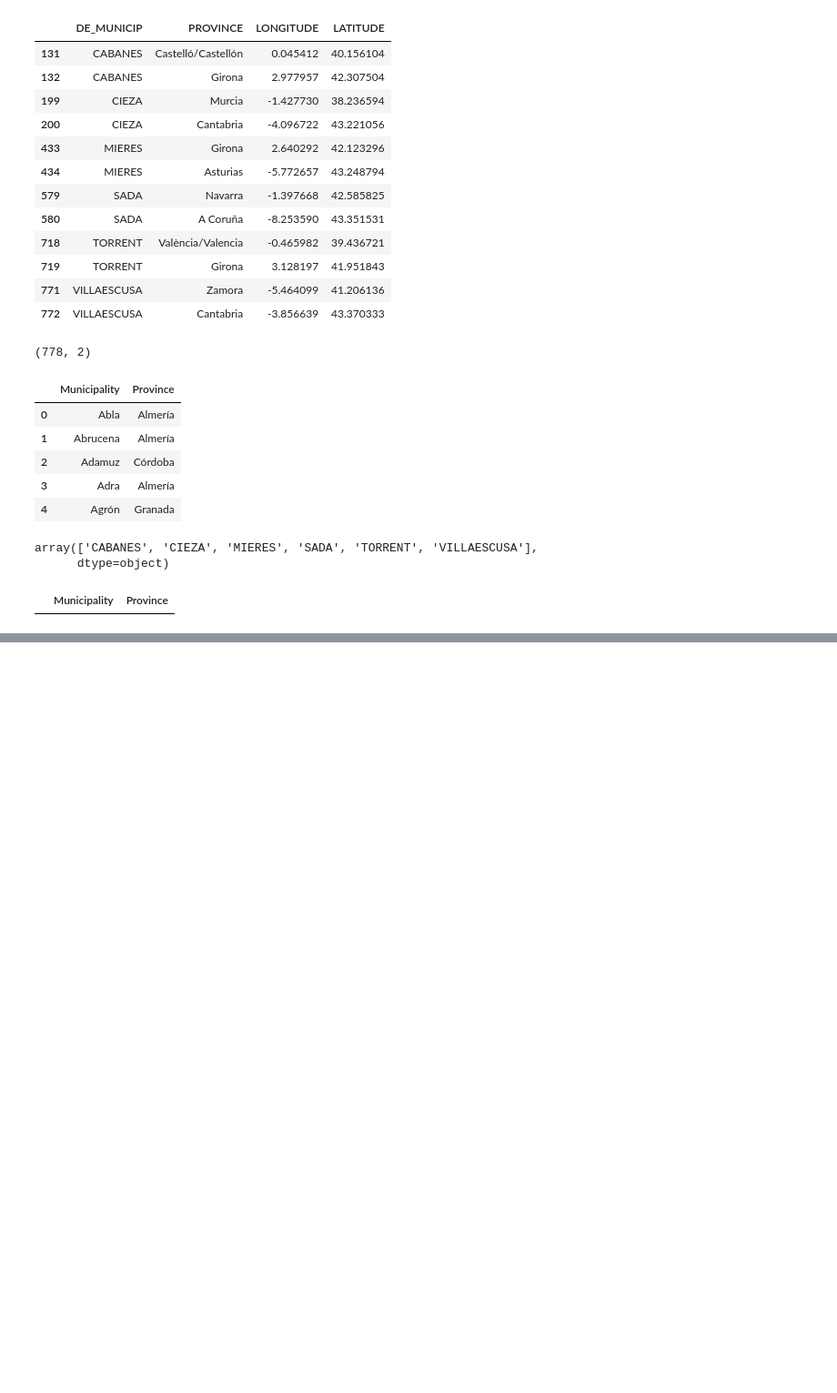
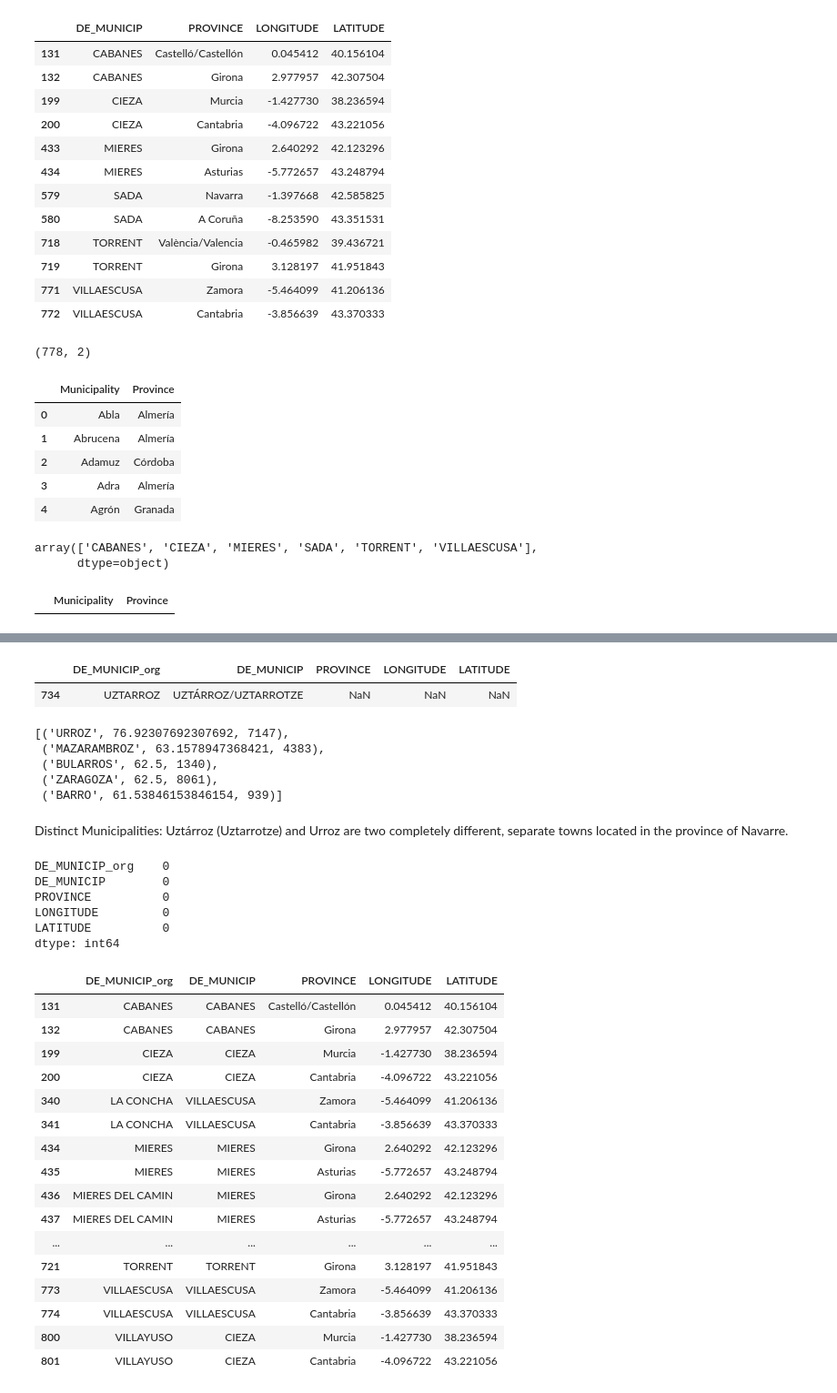
Before and after one commit to reem-naji/potential-fortnight, a Jupyter notebook: notebooks/geo_encoding.ipynb, the cells around one changed output, grey strips where cells are left out. Shown at 91% size. Cells and saved outputs as stored; diff of their text form; code cells hidden in the pictures; blank space fills up the shorter version.

```diff
--- a/notebooks/geo_encoding.ipynb
+++ b/notebooks/geo_encoding.ipynb
@@ -191,25 +193,3 @@ array(['CABANES', 'CIEZA', 'MIERES', 'SADA', 'TORRENT', 'VILLAESCUSA'],
 categories_prov[categories_prov['Municipality'].isin(same_name_diff_prov)]
 # %% [output]
 |  | Municipality | Province |
-# %%
-dataset_districts = categories.DE_MUNICIP.tolist()
-all_districts = latlong_data['DE_MUNICIP'].tolist()
-
-matches = {}
-for name in dataset_districts:
-    result = process.extractOne(
-        name,
-        all_districts,
-        scorer=fuzz.token_sort_ratio,
-        score_cutoff=50,
-    )
-    if result:
-        matches[name] = (result[0], result[1])
-    else:
-        matches[name] = (None, 0)
-
-review_all = pd.DataFrame(
-    [(k, v[0], v[1]) for k, v in matches.items()],
-    columns=["DE_MUNICIP_org", "DE_MUNICIP", "score"],
-).sort_values("score", ascending=False)
-print(review_all.to_string())
@@ -278,0 +323,5 @@ merged_all[merged_all['score']<70]
+# %%
+final_corrections = matches | manual_corrections
+final = pd.DataFrame.from_dict(final_corrections, orient='index').reset_index()
+final.columns = ['DE_MUNICIP_org', 'DE_MUNICIP']
+final
@@ -278,0 +342,3 @@ merged_all[merged_all['score']<70]
+# %%
+final_merged = final.merge(latlong_data, on='DE_MUNICIP', how='left')
+final_merged
@@ -279 +368,50 @@ merged_all[merged_all['score']<70]
+# %%
+final_merged[final_merged['LATITUDE'].isna()]
+# %% [output]
+|  | DE_MUNICIP_org | DE_MUNICIP | PROVINCE | LONGITUDE | LATITUDE |
+| 734 | UZTARROZ | UZTÁRROZ/UZTARROTZE | NaN | NaN | NaN |
+# %%
+all_districts = latlong_data['DE_MUNICIP'].tolist()
+process.extract('UZTARROZ', all_districts, limit=5, scorer=fuzz.token_sort_ratio)
+# %% [output]
+[('URROZ', 76.92307692307692, 7147),
+ ('MAZARAMBROZ', 63.1578947368421, 4383),
+ ('BULARROS', 62.5, 1340),
+ ('ZARAGOZA', 62.5, 8061),
+ ('BARRO', 61.53846153846154, 939)]
+# %% [markdown]
+Distinct Municipalities: Uztárroz (Uztarrotze) and Urroz are two completely different, separate towns located in the province of Navarre.
+# %%
+final_merged.loc[734, 'LATITUDE'] = 42.9194
+final_merged.loc[734, 'LONGITUDE'] = -0.9567
+final_merged.loc[734, 'PROVINCE'] = 'Navarre'
+# %%
+final_merged.isna().sum()
+# %% [output]
+DE_MUNICIP_org    0
+DE_MUNICIP        0
+PROVINCE          0
+LONGITUDE         0
+LATITUDE          0
+dtype: int64
+# %%
+final_merged[final_merged['DE_MUNICIP_org'].duplicated(keep=False)]
+# %% [output]
+|  | DE_MUNICIP_org | DE_MUNICIP | PROVINCE | LONGITUDE | LATITUDE |
+| 131 | CABANES | CABANES | Castelló/Castellón | 0.045412 | 40.156104 |
+| 132 | CABANES | CABANES | Girona | 2.977957 | 42.307504 |
+| 199 | CIEZA | CIEZA | Murcia | -1.427730 | 38.236594 |
+| 200 | CIEZA | CIEZA | Cantabria | -4.096722 | 43.221056 |
+| 340 | LA CONCHA | VILLAESCUSA | Zamora | -5.464099 | 41.206136 |
+| 341 | LA CONCHA | VILLAESCUSA | Cantabria | -3.856639 | 43.370333 |
+| 434 | MIERES | MIERES | Girona | 2.640292 | 42.123296 |
+| 435 | MIERES | MIERES | Asturias | -5.772657 | 43.248794 |
+| 436 | MIERES DEL CAMIN | MIERES | Girona | 2.640292 | 42.123296 |
+| 437 | MIERES DEL CAMIN | MIERES | Asturias | -5.772657 | 43.248794 |
+| ... | ... | ... | ... | ... | ... |
+| 721 | TORRENT | TORRENT | Girona | 3.128197 | 41.951843 |
+| 773 | VILLAESCUSA | VILLAESCUSA | Zamora | -5.464099 | 41.206136 |
+| 774 | VILLAESCUSA | VILLAESCUSA | Cantabria | -3.856639 | 43.370333 |
+| 800 | VILLAYUSO | CIEZA | Murcia | -1.427730 | 38.236594 |
+| 801 | VILLAYUSO | CIEZA | Cantabria | -4.096722 | 43.221056 |
 # %%
```
Also changed, not shown: parts of 13 cells of this notebook, 1 other file.
